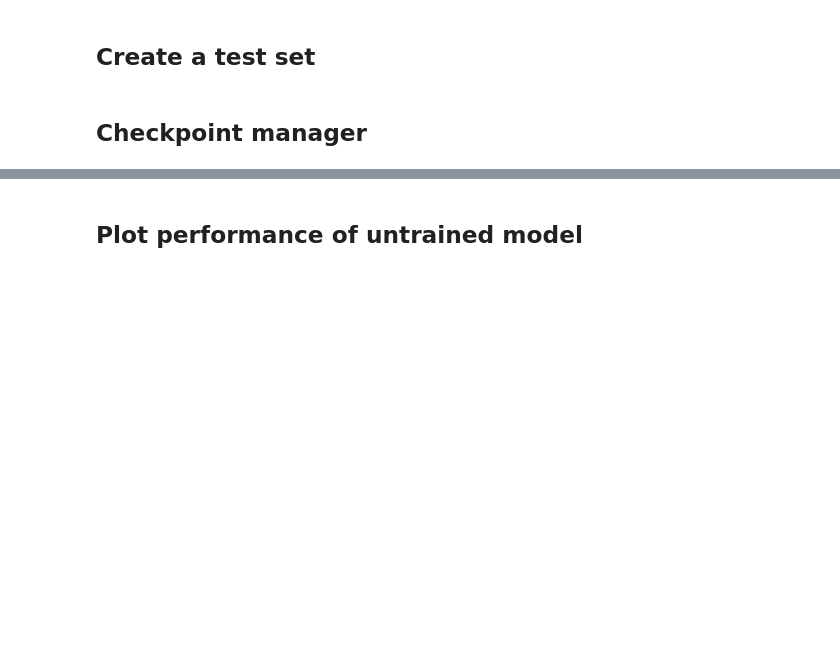
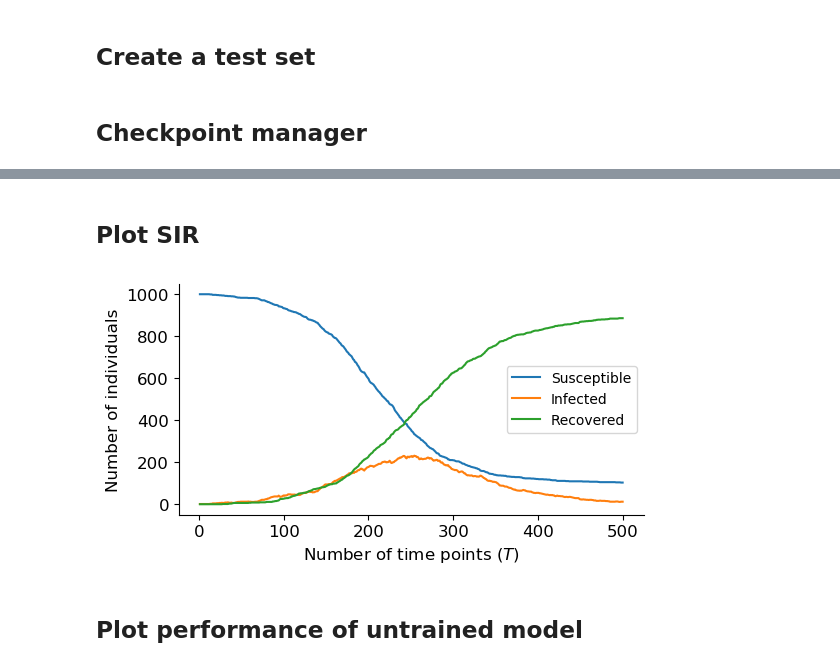
Before and after one commit to stefanradev93/cINN, a Jupyter notebook: 20190605_SIR_cINN_Example.ipynb, the cells around one changed output, grey strips where cells are left out. Drawn from its saved outputs; the diff is of its cells as text; code cells hidden in the pictures; blank space fills up the shorter version.

```diff
--- a/20190605_SIR_cINN_Example.ipynb
+++ b/20190605_SIR_cINN_Example.ipynb
@@ -114,3 +97,9 @@ Initializing from scratch.
+# %% [markdown]
+## Plot SIR
+# %%
+plot_sir(0.5, 0.2, n_points=500, figsize=(6, 3), N=1000, filename='SIR')
+# %% [output]
+[figure, added]
 # %% [markdown]
 ## Plot performance of untrained model
 # %%
```
Also changed, not shown: parts of 20 cells of this notebook, 13 other files.
